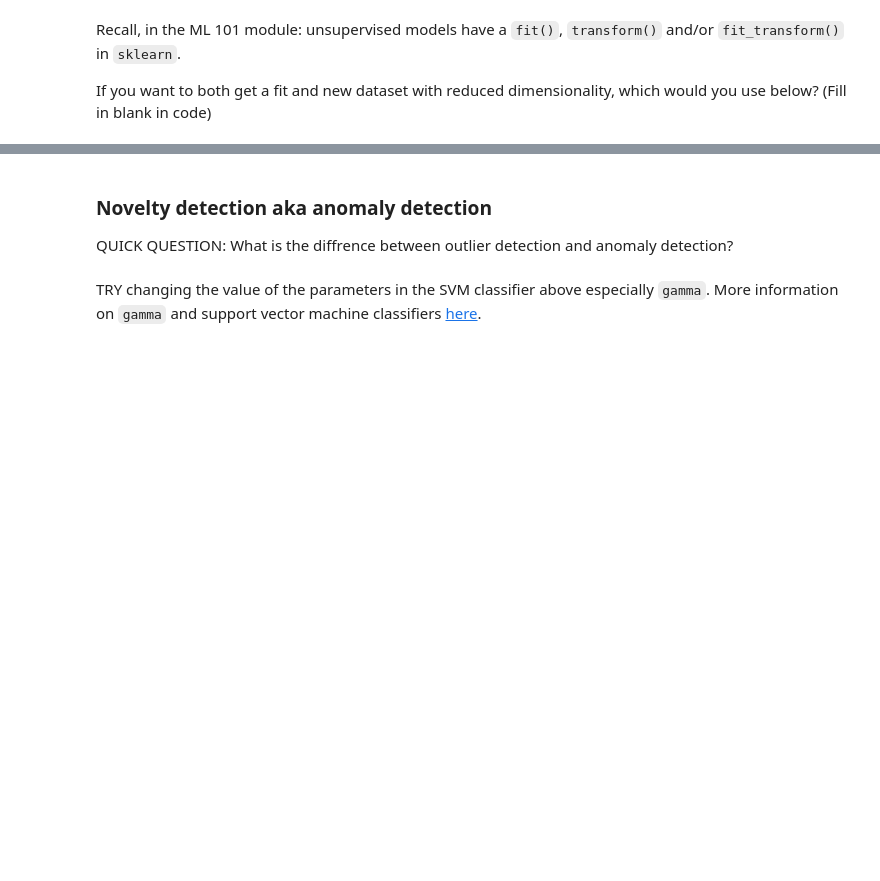
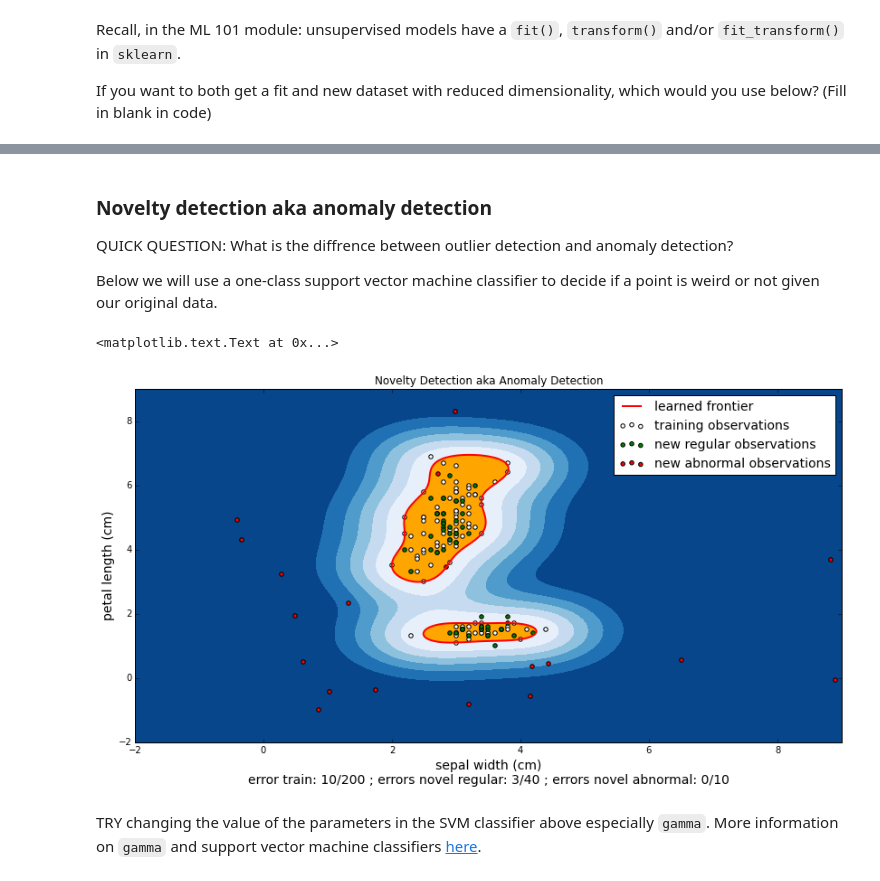
Before and after one commit to PythonWorkshop/intro-to-sklearn, a Jupyter notebook: 05.Unsupervised Learning.ipynb, the cells around one changed output, grey strips where cells are left out. Drawn from its saved outputs; the diff is of its cells as text; code cells hidden in the pictures; blank space fills up the shorter version.

```diff
--- a/05.Unsupervised Learning.ipynb
+++ b/05.Unsupervised Learning.ipynb
@@ -159,11 +194,14 @@ interact(_kmeans_step, frame=[0, 20],
 ### Novelty detection aka anomaly detection
 QUICK QUESTION:
 What is the diffrence between outlier detection and anomaly detection?
+
+Below we will use a one-class support vector machine classifier to decide if a point is weird or not given our original data.
 # %%
 %matplotlib inline
 from matplotlib import rcParams, font_manager
 rcParams['figure.figsize'] = (14.0, 7.0)
 fprop = font_manager.FontProperties(size=14)
+
 import numpy as np
 import matplotlib.pyplot as plt
 import matplotlib.font_manager
@@ -179,46 +217,55 @@ iris = load_iris()
 X, y = iris.data, iris.target
 labels = iris.feature_names[1:3]
 X = X[:, 1:3]
+
+# split
 X_train, X_test, y_train, y_test = train_test_split(X, y, test_size = 0.3, random_state = 0)
 
 # make some outliers
-X_outliers = np.random.uniform(low=-2, high=9, size=(20, 2))
+X_weird = np.random.uniform(low=-2, high=9, size=(20, 2))
 
 # fit the model
 clf = svm.OneClassSVM(nu=0.1, kernel="rbf", gamma=1, random_state = 0)
 clf.fit(X_train)
+
+# predict labels
 y_pred_train = clf.predict(X_train)
 y_pred_test = clf.predict(X_test)
-y_pred_outliers = clf.predict(X_outliers)
+y_pred_outliers = clf.predict(X_weird)
+
+
 n_error_train = y_pred_train[y_pred_train == -1].size
 n_error_test = y_pred_test[y_pred_test == -1].size
 n_error_outliers = y_pred_outliers[y_pred_outliers == 1].size
 
 
 # plot the line, the points, and the nearest vectors to the plane
 Z = clf.decision_function(np.c_[xx.ravel(), yy.ravel()])
 Z = Z.reshape(xx.shape)
 
-plt.title("Novelty Detection")
+plt.title("Novelty Detection aka Anomaly Detection")
 plt.contourf(xx, yy, Z, levels=np.linspace(Z.min(), 0, 7), cmap=plt.cm.Blues_r)
 a = plt.contour(xx, yy, Z, levels=[0], linewidths=2, colors='red')
 plt.contourf(xx, yy, Z, levels=[0, Z.max()], colors='orange')
 
 b1 = plt.scatter(X_train[:, 0], X_train[:, 1], c='white')
 b2 = plt.scatter(X_test[:, 0], X_test[:, 1], c='green')
 c = plt.scatter(X_outliers[:, 0], X_outliers[:, 1], c='red')
 plt.axis('tight')
 plt.xlim((-2, 9))
 plt.ylim((-2, 9))
 plt.ylabel(labels[1], fontsize = 14)
 plt.legend([a.collections[0], b1, b2, c],
            ["learned frontier", "training observations",
             "new regular observations", "new abnormal observations"],
            loc="best",
            prop=fprop)
 plt.xlabel(
     "%s\nerror train: %d/200 ; errors novel regular: %d/40 ; "
     "errors novel abnormal: %d/10"
     % (labels[0], n_error_train, n_error_test, n_error_outliers), fontsize = 14)
+# %% [output]
+<matplotlib.text.Text at 0x...>
+[figure, added]
 # %% [markdown]
 TRY changing the value of the parameters in the SVM classifier above especially `gamma`.  More information on `gamma` and support vector machine classifiers [here](http://scikit-learn.org/stable/auto_examples/svm/plot_rbf_parameters.html).
```
Also changed, not shown: parts of 15 cells of this notebook, 4 other files.
